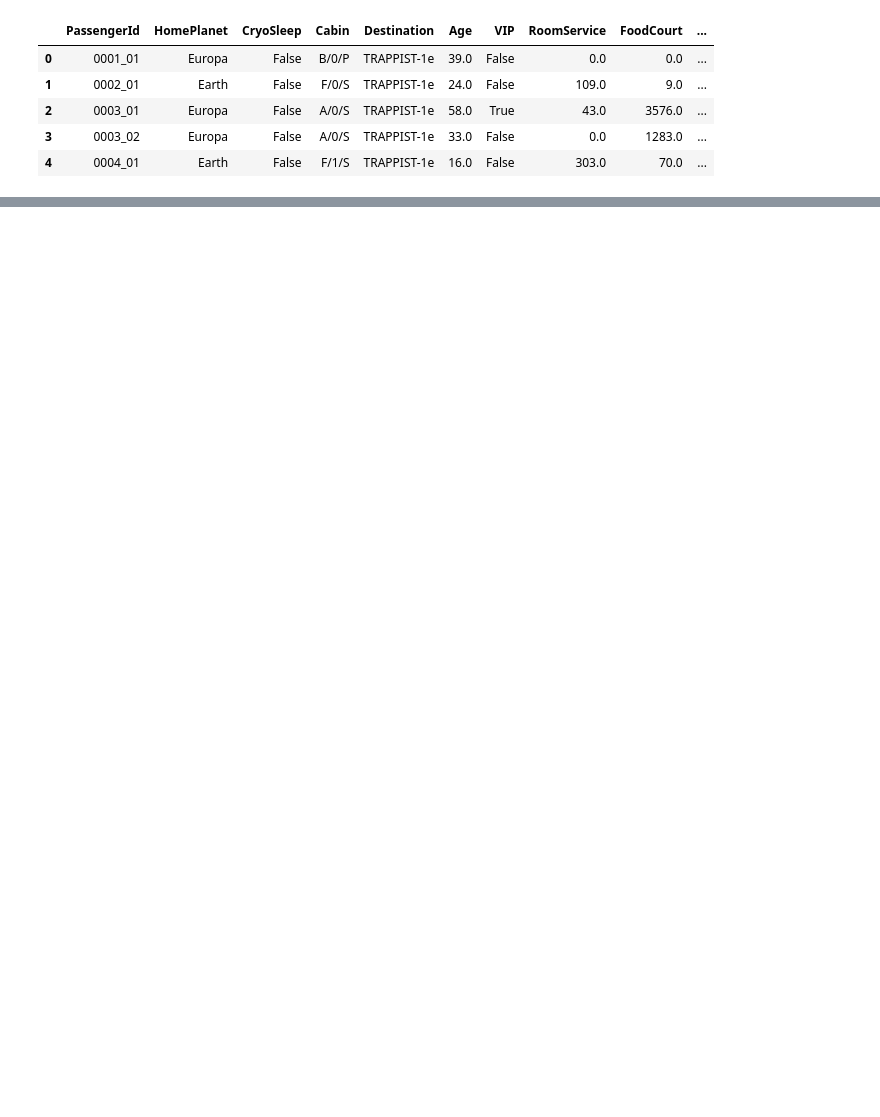
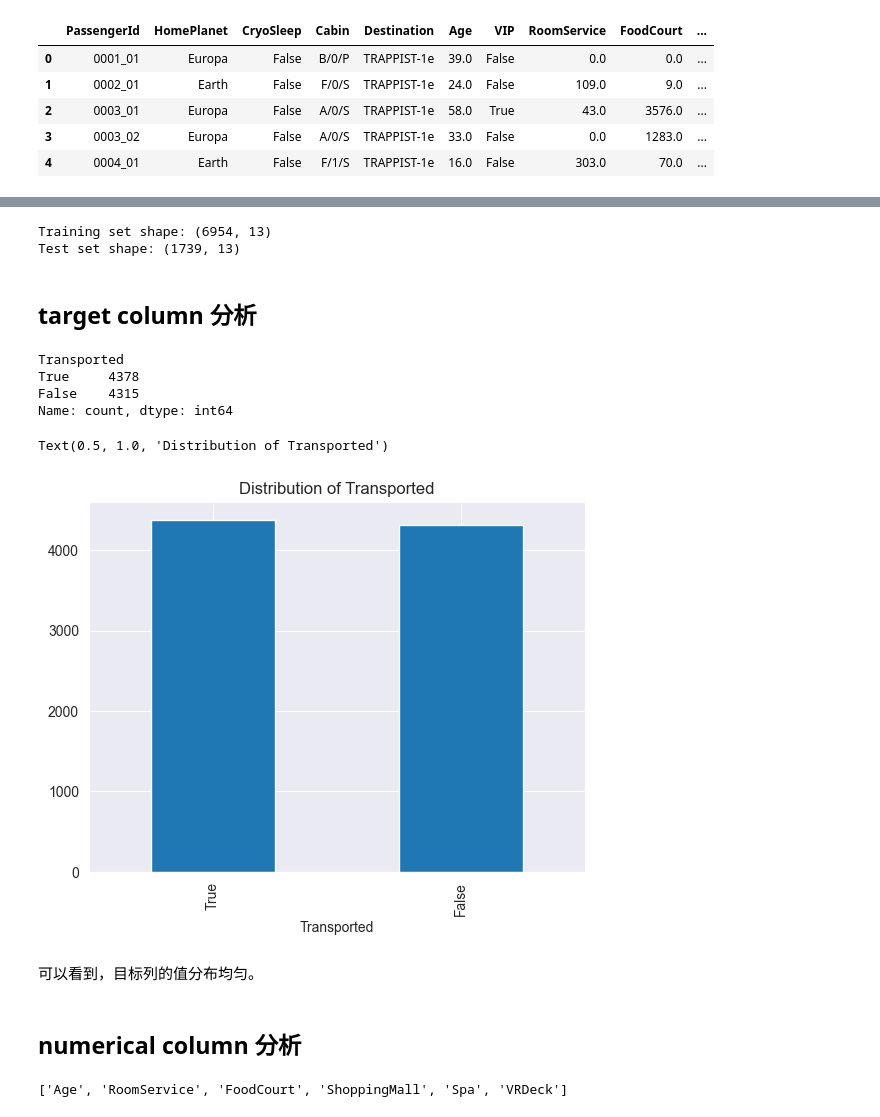
Before and after one commit to ddongzi/data-analysis, a Jupyter notebook: kaggle/SpaceShip_TiTantic/main.ipynb, the cells around one changed output, grey strips where cells are left out. Drawn from its saved outputs; the diff is of its cells as text; code cells hidden in the pictures; blank space fills up the shorter version.

```diff
--- a/kaggle/SpaceShip_TiTantic/main.ipynb
+++ b/kaggle/SpaceShip_TiTantic/main.ipynb
@@ -8,5 +8,8 @@ print("当前路径:", os.getcwd())
 # %%
 import numpy as np
 import pandas as pd
+import matplotlib.pyplot as plt
+import seaborn as sns
+sns.set_style("darkgrid")
 pd.__version__
 # %% [output]
@@ -14,6 +17,6 @@ pd.__version__
 # %%
-train = pd.read_csv('train.csv')
-train.head()
+train_data = pd.read_csv('data/train.csv')
+train_data.head()
 # %% [output]
 |  | PassengerId | HomePlanet | CryoSleep | Cabin | Destination | Age | VIP | RoomService | FoodCourt | ... |
 | 0 | 0001_01 | Europa | False | B/0/P | TRAPPIST-1e | 39.0 | False | 0.0 | 0.0 | ... |
@@ -23,0 +67,3 @@ train.head()
+# %%
+# 拆分列
+train_data[['Deck','CabinNum', 'Side']] = train_data['Cabin'].str.split('/', expand=True)
@@ -23,0 +92,8 @@ train.head()
+# %%
+# drop column:  name,cabin,passengerId
+train_data = train_data.drop(columns=['PassengerId', 'Name', 'Cabin'])
+numerical_columns = ['Age', 'RoomService', 'FoodCourt', 'ShoppingMall', 'Spa', 'VRDeck']
+target_column = 'Transported'
+categorical_columns =  ['HomePlanet', 'CryoSleep', 'Destination', 'VIP','Deck','CabinNum', 'Side']
+print("Numerical columns:", numerical_columns)
+print("Categorical columns:", categorical_columns)
@@ -23,0 +120,21 @@ train.head()
+# %%
+print("Training set shape:", X_train.shape)
+print("Test set shape:", X_test.shape)
+# %% [output]
+Training set shape: (6954, 13)
+Test set shape: (1739, 13)
+# %% [markdown]
+## target column 分析
+# %%
+train_data[target_column].value_counts()
+# %% [output]
+Transported
+True     4378
+False    4315
+Name: count, dtype: int64
+# %%
+train_data['Transported'].value_counts().plot(kind='bar')
+plt.title('Distribution of Transported')
+# %% [output]
+Text(0.5, 1.0, 'Distribution of Transported')
+[figure, added]
@@ -23,0 +143,8 @@ train.head()
+# %% [markdown]
+可以看到，目标列的值分布均匀。
+# %% [markdown]
+## numerical column 分析
+# %%
+numerical_columns
+# %% [output]
+['Age', 'RoomService', 'FoodCourt', 'ShoppingMall', 'Spa', 'VRDeck']
```
Also changed, not shown: parts of 43 cells of this notebook, 10 other files.
